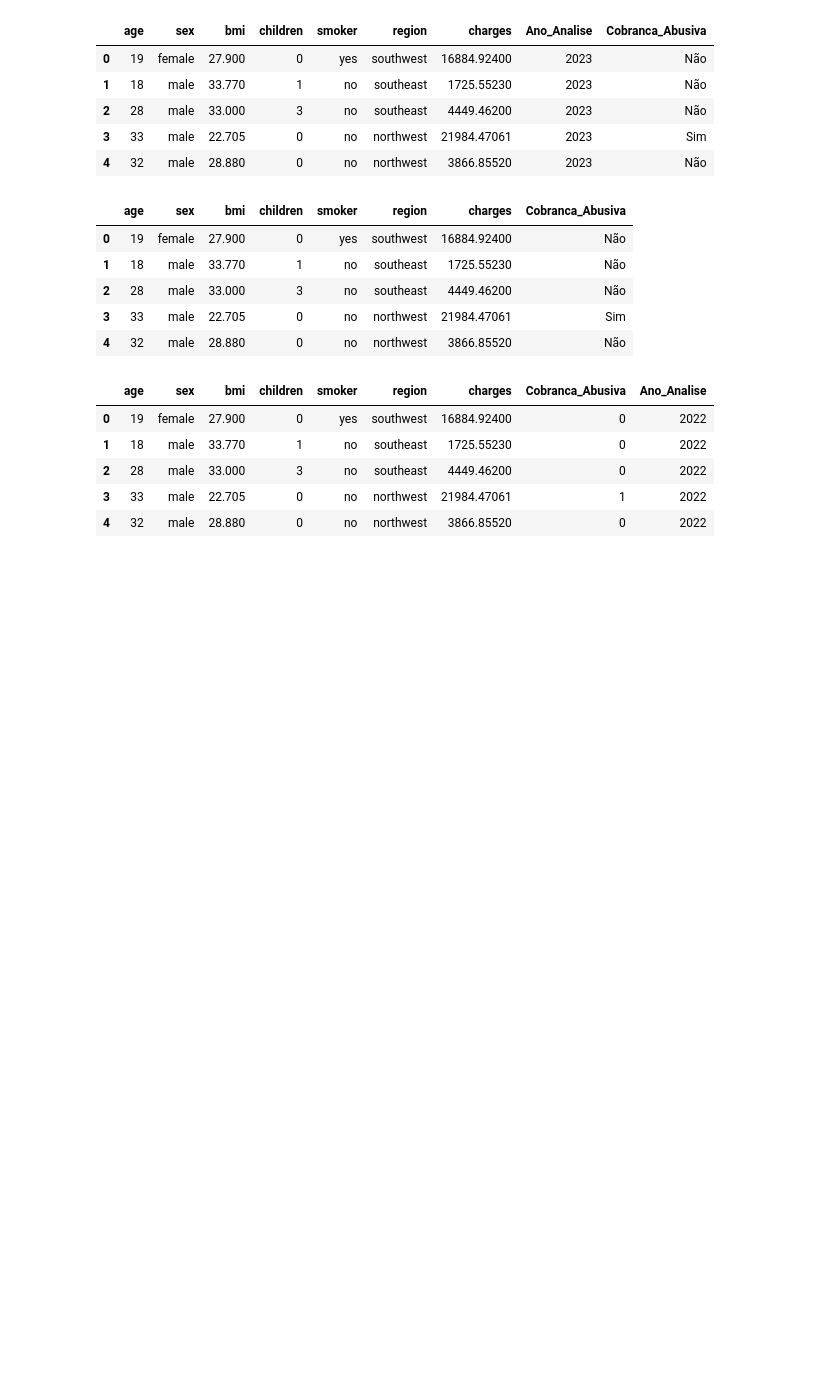
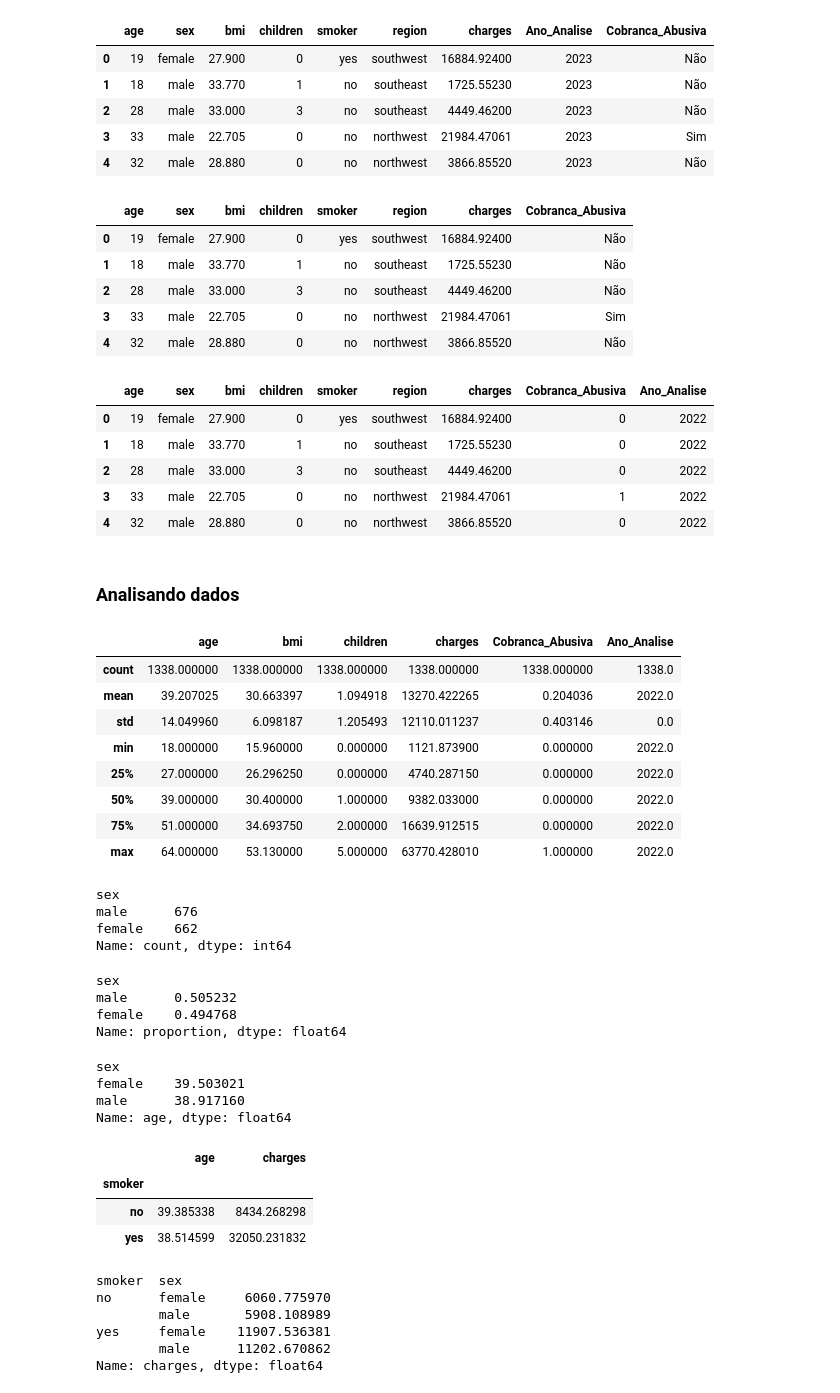
Before and after one commit to joaoholandaa/pandas, a Jupyter notebook: notebooks/part1.ipynb, the cells around one changed output. Drawn from its saved outputs; the diff is of its cells as text; code cells hidden in the pictures; blank space fills up the shorter version.

Commit message:
Analisando dados

```diff
--- a/notebooks/part1.ipynb
+++ b/notebooks/part1.ipynb
@@ -269,3 +269,56 @@ df.head()
 | 2 | 28 | male | 33.000 | 3 | no | southeast | 4449.46200 | 0 | 2022 |
 | 3 | 33 | male | 22.705 | 0 | no | northwest | 21984.47061 | 1 | 2022 |
 | 4 | 32 | male | 28.880 | 0 | no | northwest | 3866.85520 | 0 | 2022 |
+# %% [markdown]
+### Analisando dados
+# %%
+df.describe()
+# %% [output]
+|  | age | bmi | children | charges | Cobranca_Abusiva | Ano_Analise |
+| count | 1338.000000 | 1338.000000 | 1338.000000 | 1338.000000 | 1338.000000 | 1338.0 |
+| mean | 39.207025 | 30.663397 | 1.094918 | 13270.422265 | 0.204036 | 2022.0 |
+| std | 14.049960 | 6.098187 | 1.205493 | 12110.011237 | 0.403146 | 0.0 |
+| min | 18.000000 | 15.960000 | 0.000000 | 1121.873900 | 0.000000 | 2022.0 |
+| 25% | 27.000000 | 26.296250 | 0.000000 | 4740.287150 | 0.000000 | 2022.0 |
+| 50% | 39.000000 | 30.400000 | 1.000000 | 9382.033000 | 0.000000 | 2022.0 |
+| 75% | 51.000000 | 34.693750 | 2.000000 | 16639.912515 | 0.000000 | 2022.0 |
+| max | 64.000000 | 53.130000 | 5.000000 | 63770.428010 | 1.000000 | 2022.0 |
+# %%
+df['sex'].value_counts()
+# %% [output]
+sex
+male      676
+female    662
+Name: count, dtype: int64
+# %%
+df['sex'].value_counts(normalize=True)
+# %% [output]
+sex
+male      0.505232
+female    0.494768
+Name: proportion, dtype: float64
+# %%
+df.groupby("sex")["age"].mean()
+# %% [output]
+sex
+female    39.503021
+male      38.917160
+Name: age, dtype: float64
+# %%
+# Média de idade e cobrança entre fumantes e não fumantes
+df.groupby("smoker")[["age", "charges"]].mean()
+# %% [output]
+|  | age | charges |
+| smoker |  |  |
+| no | 39.385338 | 8434.268298 |
+| yes | 38.514599 | 32050.231832 |
+# %%
+# Desvio padrão por sexo e fumante
+df.groupby(["smoker", "sex"])["charges"].std()
+# %% [output]
+smoker  sex
+no      female     6060.775970
+        male       5908.108989
+yes     female    11907.536381
+        male      11202.670862
+Name: charges, dtype: float64
```
